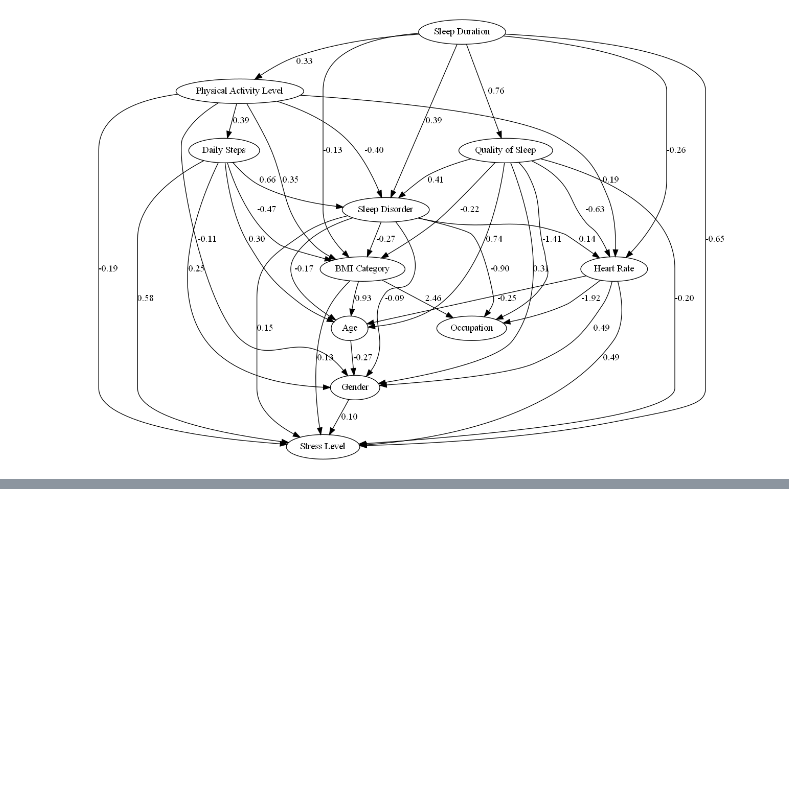
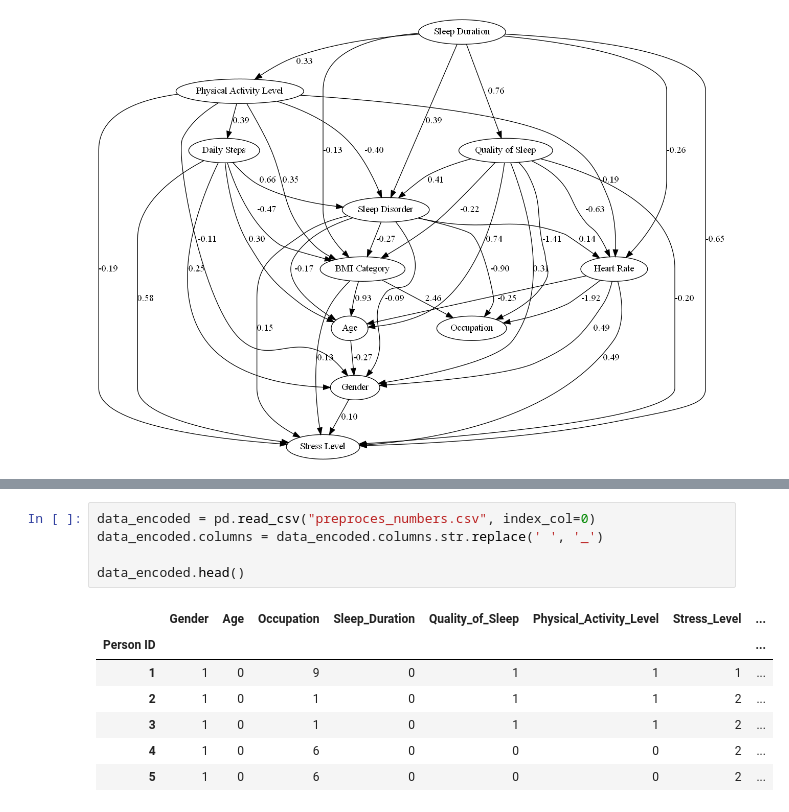
Before and after one commit to ExcellentDarkTea/sleep_health_lifestyle, a Jupyter notebook: EDA_preproc.ipynb, the cells around one changed output, grey strips where cells are left out. Cells and saved outputs as stored; diff of their text form; blank space fills up the shorter version.

```diff
--- a/EDA_preproc.ipynb
+++ b/EDA_preproc.ipynb
@@ -334,0 +353,13 @@ gnb.showBN(bn2, size="10!")
+# %%
+data_encoded = pd.read_csv("preproces_numbers.csv", index_col=0)
+data_encoded.columns = data_encoded.columns.str.replace(' ', '_')
+
+data_encoded.head()
+# %% [output]
+|  | Gender | Age | Occupation | Sleep_Duration | Quality_of_Sleep | Physical_Activity_Level | Stress_Level | ... |
+| Person ID |  |  |  |  |  |  |  | ... |
+| 1 | 1 | 0 | 9 | 0 | 1 | 1 | 1 | ... |
+| 2 | 1 | 0 | 1 | 0 | 1 | 1 | 2 | ... |
+| 3 | 1 | 0 | 1 | 0 | 1 | 1 | 2 | ... |
+| 4 | 1 | 0 | 6 | 0 | 0 | 0 | 2 | ... |
+| 5 | 1 | 0 | 6 | 0 | 0 | 0 | 2 | ... |
```
Also changed, not shown: parts of 10 cells of this notebook, 1 other file.
